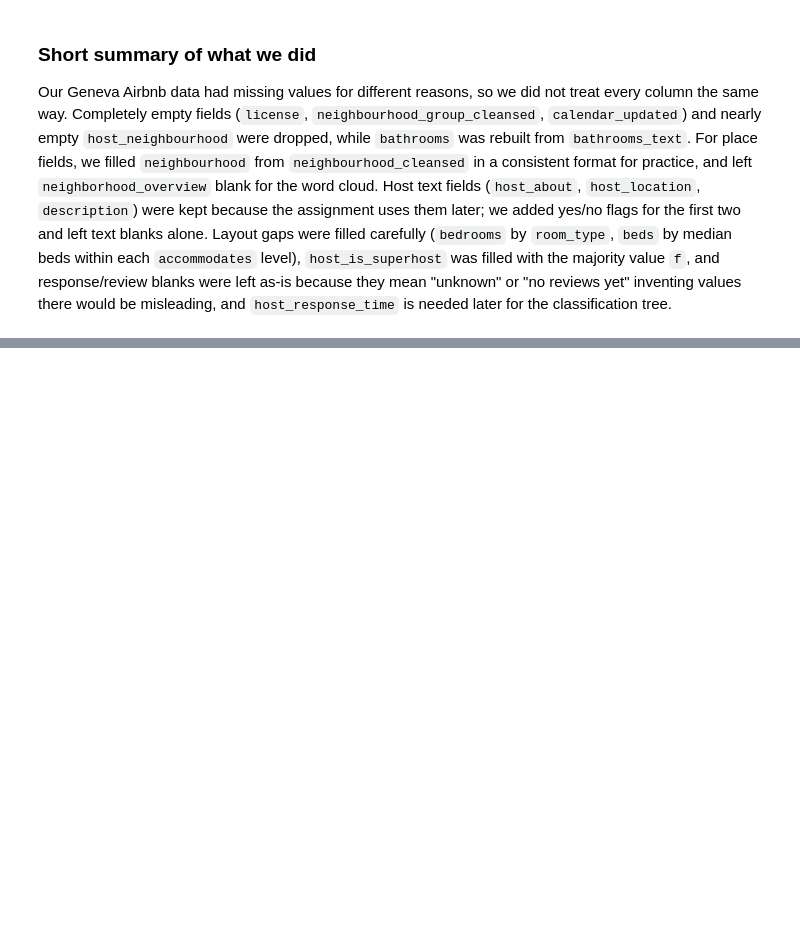
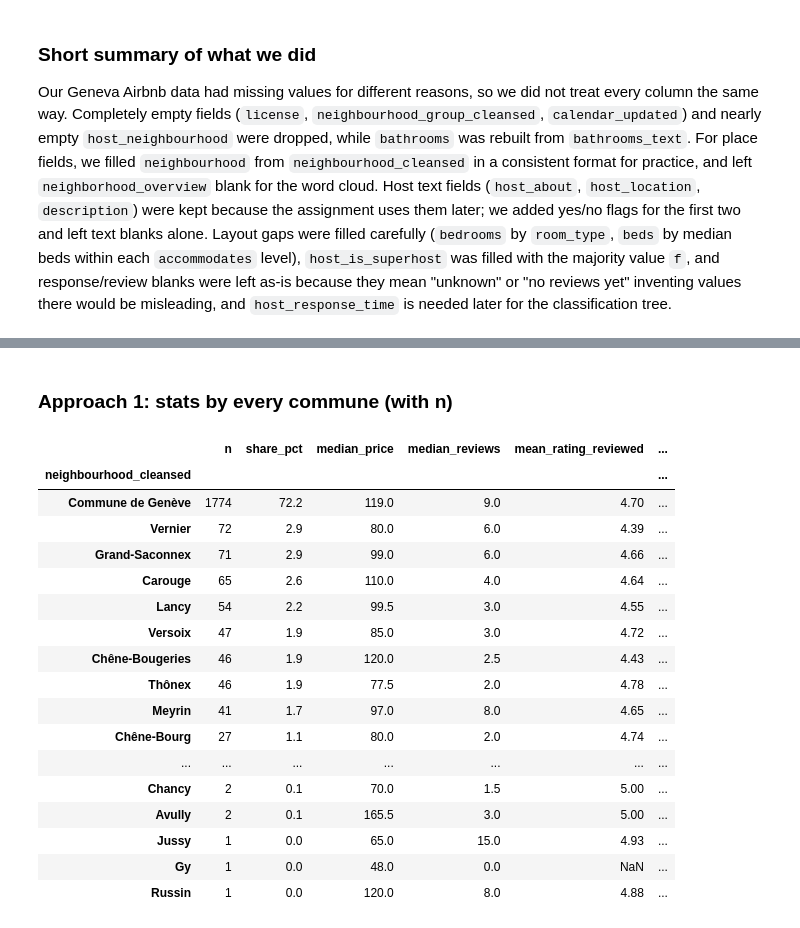
Before and after one commit to simonhamra/Final_Project_AD699, a Jupyter notebook: DATA_PREPARATION.ipynb, the cells around one changed output, grey strips where cells are left out. Saved outputs shown, nothing was run; the diff lists cells and outputs as text; code cells hidden in the pictures; blank space fills up the shorter version.

Commit message:
adding summary statistics

```diff
--- a/DATA_PREPARATION.ipynb
+++ b/DATA_PREPARATION.ipynb
@@ -338,0 +431,17 @@ Our Geneva Airbnb data had missing values for different reasons, so we did not t
+# %%
+inner_suburbs = [
+    'Carouge', 'Lancy', 'Vernier', 'Grand-Saconnex', 'Meyrin',
+    'Onex', 'Chêne-Bourg', 'Chêne-Bougeries', 'Thônex', 'Plan-les-Ouates'
+]
+
+def map_area_group(commune):
+    if commune == 'Commune de Genève':
+        return 'Genève city'
+    if commune in inner_suburbs:
+        return 'Inner suburbs'
+    return 'OUTER'
+
+df['area_group'] = df['neighbourhood_cleansed'].map(map_area_group)
+
+# always show n
+df['area_group'].value_counts()
@@ -338,0 +468,42 @@ Our Geneva Airbnb data had missing values for different reasons, so we did not t
+# %% [markdown]
+### Approach 1: stats by every commune (with n)
+# %%
+def area_summary(df, group_col):
+    # summary stats by area, always including n
+    g = df.groupby(group_col, dropna=False)
+    rated = df[df['review_scores_rating'].notna()].groupby(group_col)['review_scores_rating']
+
+    out = pd.DataFrame({
+        'n': g.size(),
+        'share_pct': (g.size() / len(df) * 100).round(1),
+        'median_price': g['price'].median().round(1),
+        'median_reviews': g['number_of_reviews'].median(),
+        'mean_rating_reviewed': rated.mean().round(2),
+        'median_rating_reviewed': rated.median().round(2),
+        'median_beds': g['beds'].median(),
+        'median_amenity_count': g['amenity_count'].median(),
+    })
+
+    return out.sort_values('n', ascending=False)
+
+stats_by_commune = area_summary(df, 'neighbourhood_cleansed')
+stats_by_commune
+# %% [output]
+|  | n | share_pct | median_price | median_reviews | mean_rating_reviewed | ... |
+| neighbourhood_cleansed |  |  |  |  |  | ... |
+| Commune de Genève | 1774 | 72.2 | 119.0 | 9.0 | 4.70 | ... |
+| Vernier | 72 | 2.9 | 80.0 | 6.0 | 4.39 | ... |
+| Grand-Saconnex | 71 | 2.9 | 99.0 | 6.0 | 4.66 | ... |
+| Carouge | 65 | 2.6 | 110.0 | 4.0 | 4.64 | ... |
+| Lancy | 54 | 2.2 | 99.5 | 3.0 | 4.55 | ... |
+| Versoix | 47 | 1.9 | 85.0 | 3.0 | 4.72 | ... |
+| Chêne-Bougeries | 46 | 1.9 | 120.0 | 2.5 | 4.43 | ... |
+| Thônex | 46 | 1.9 | 77.5 | 2.0 | 4.78 | ... |
+| Meyrin | 41 | 1.7 | 97.0 | 8.0 | 4.65 | ... |
+| Chêne-Bourg | 27 | 1.1 | 80.0 | 2.0 | 4.74 | ... |
+| ... | ... | ... | ... | ... | ... | ... |
+| Chancy | 2 | 0.1 | 70.0 | 1.5 | 5.00 | ... |
+| Avully | 2 | 0.1 | 165.5 | 3.0 | 5.00 | ... |
+| Jussy | 1 | 0.0 | 65.0 | 15.0 | 4.93 | ... |
+| Gy | 1 | 0.0 | 48.0 | 0.0 | NaN | ... |
+| Russin | 1 | 0.0 | 120.0 | 8.0 | 4.88 | ... |
```
Also changed, not shown: parts of 16 cells of this notebook.
